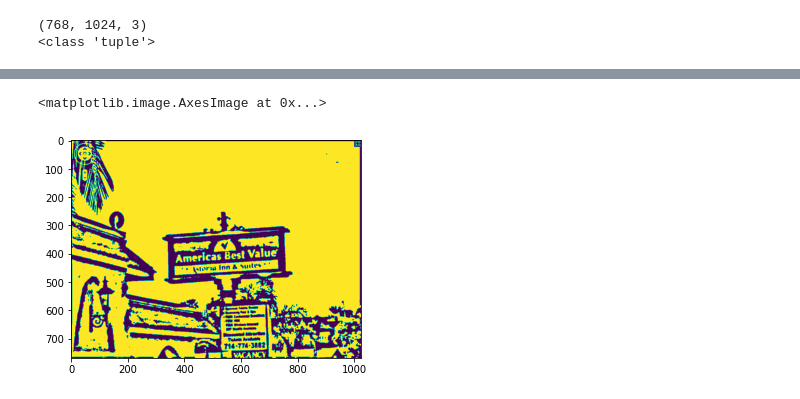
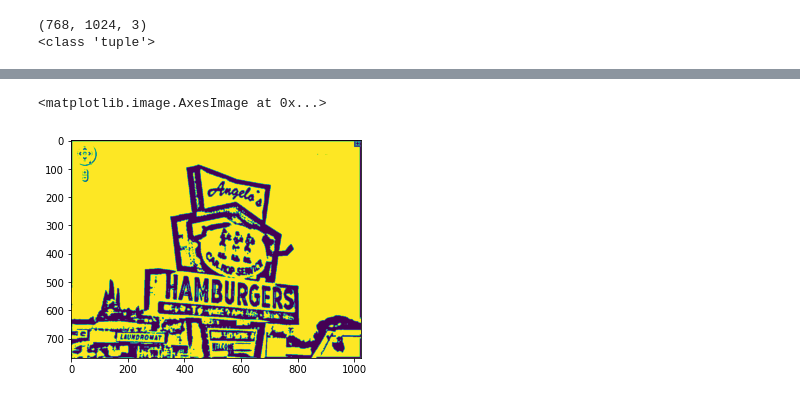
Before and after one commit to Tanmaiyee28/Python-Project-Street-View-Number-Detection, a Jupyter notebook: Source/FirstIteration.ipynb, the cells around one changed output, grey strips where cells are left out. Saved outputs shown, nothing was run; the diff lists cells and outputs as text; code cells hidden in the pictures.

```diff
--- a/Source/FirstIteration.ipynb
+++ b/Source/FirstIteration.ipynb
@@ -13,4 +17,14 @@ print(type(im.shape))
 # %%
+import tqdm
+import tempfile
+import os
+import cv2
+import numpy as np
+from PIL import Image
+
+IMAGE_SIZE = 1800
+BINARY_THREHOLD = 180
+
 import tempfile
 import os
 import cv2
@@ -60,3 +74,6 @@ def remove_noise_and_smooth(file_name):
     img = image_smoothening(img)
     or_image = cv2.bitwise_or(img, closing)
     return or_image
+src_path= r"/content/drive/MyDrive/svt1/img"
+dir_list= os.listdir(src_path)
+dir_list.sort()
@@ -82,6 +93,7 @@ import tqdm
 # %%
+import tqdm
 images=[]
 for file_name in dir_list:
-  file_name = "/content/drive/MyDrive/svt1/img/00_01.jpg"
+  file_name = src_path + '/' + file_name
   im_new = process_image_for_ocr(file_name)
   images.append(im_new)
@@ -108,6 +100,5 @@ print(images)
-# %%
-from pylab import *
-imshow(images[])
-# %% [output]
-<matplotlib.image.AxesImage at 0x...>
-[figure, removed]
+# %%
+imshow(images[10])
+# %% [output]
+<matplotlib.image.AxesImage at 0x...>
+[figure, added]
```
Also changed, not shown: parts of 7 cells of this notebook.
